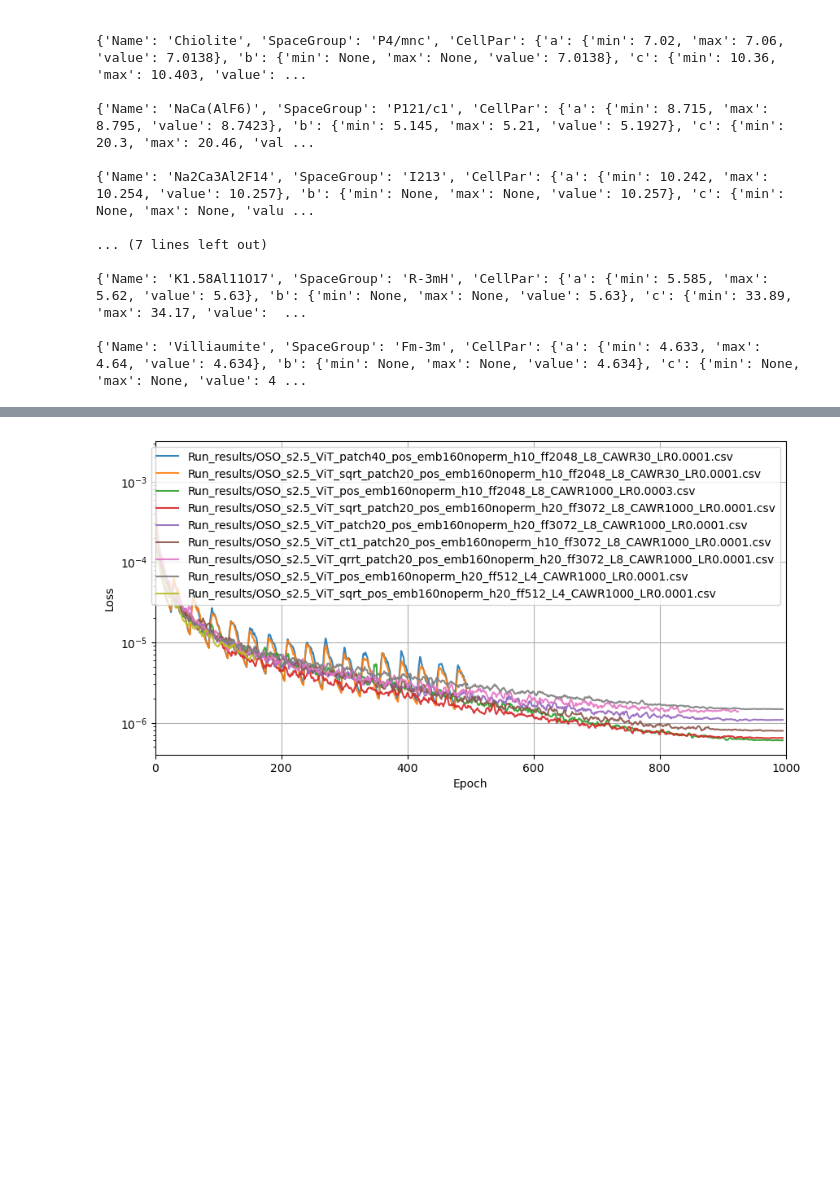
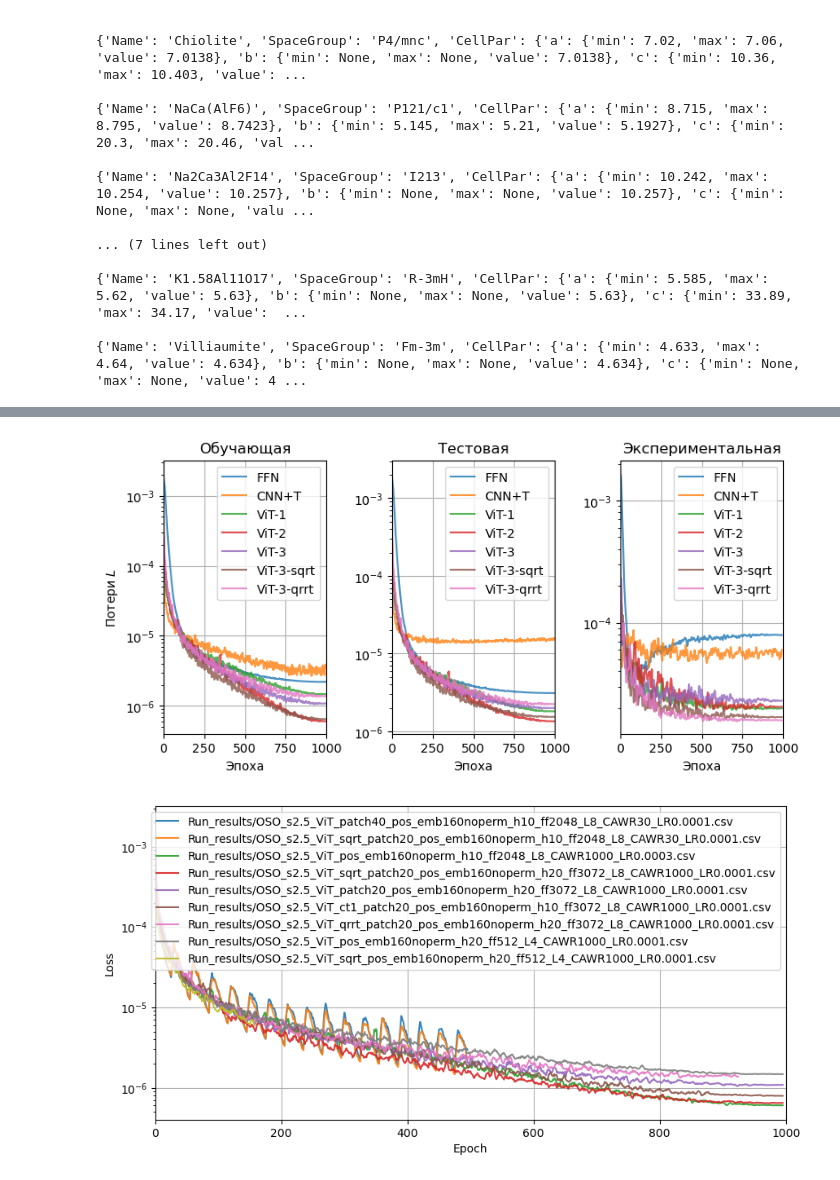
Before and after one commit to VladimirStanovov/DiffractNet, a Jupyter notebook: NN_QPA_OSO/DiffractNet_Results_Analysis.ipynb, the cells around one changed output, grey strips where cells are left out. Saved outputs shown, nothing was run; the diff lists cells and outputs as text; code cells hidden in the pictures; blank space fills up the shorter version.

```diff
--- a/NN_QPA_OSO/DiffractNet_Results_Analysis.ipynb
+++ b/NN_QPA_OSO/DiffractNet_Results_Analysis.ipynb
@@ -372,3 +415,41 @@ print(str1)
+# %%
+df_nums = [40,42,38,33,35,34,37] #23,24,28,29,30,
+start = 0
+end = 1000
+
+#NetNames = ['FFN','CNN','ViT-1','ViT-2','ViT-3']
+SampleNames = ['Train Loss','Test Loss','Exp_Diff']#'Train Loss'#'Train Loss'
+SampleRusNames = ['Обучающая', 'Тестовая', 'Экспериментальная']
+
+fig = plt.figure(figsize=(9, 4))
+gs = gridspec.GridSpec(1,3)
+gs.update(wspace=0.40, hspace=0.75) # set the spacing between axes.
+ax = []
+for i in range(3):
+    ax.append(plt.subplot(gs[i]))
+
+for j in range(3):
+    for i in range(len(df_nums)):
+        tempdata = dfs[df_nums[i]][f'{SampleNames[j]}'].to_numpy()
+        tempdata = smooth(tempdata, window_size=5)
+        if(j == 2):
+            tempdata = smooth(tempdata, window_size=5)
+        ax[j].plot((tempdata),label=f'{NetNames[i]}',alpha=0.8)
+
+    ax[j].set_xlabel('Эпоха')
+    if(j == 0):
+        ax[j].set_ylabel(r'Потери $L$')
+    ax[j].set_yscale('log')
+    ax[j].grid(True)
+    ax[j].set_xlim(start,end)
+    ax[j].legend(loc='upper right')
+    ax[j].set_title(f'{SampleRusNames[j]}')
+plt.show()
+fig.savefig('loss_graphs_5.pdf',bbox_inches='tight')
+fig.savefig('loss_graphs_5.svg',bbox_inches='tight')
+fig.savefig('loss_graphs_5.png',bbox_inches='tight')
+# %% [output]
+[figure, added]
 # %%
 SampleName = 'Train Loss'#'Train Loss'
 fig,ax = plt.subplots(figsize=(10,5))
```
Also changed, not shown: parts of 11 cells of this notebook, 17 other files.
